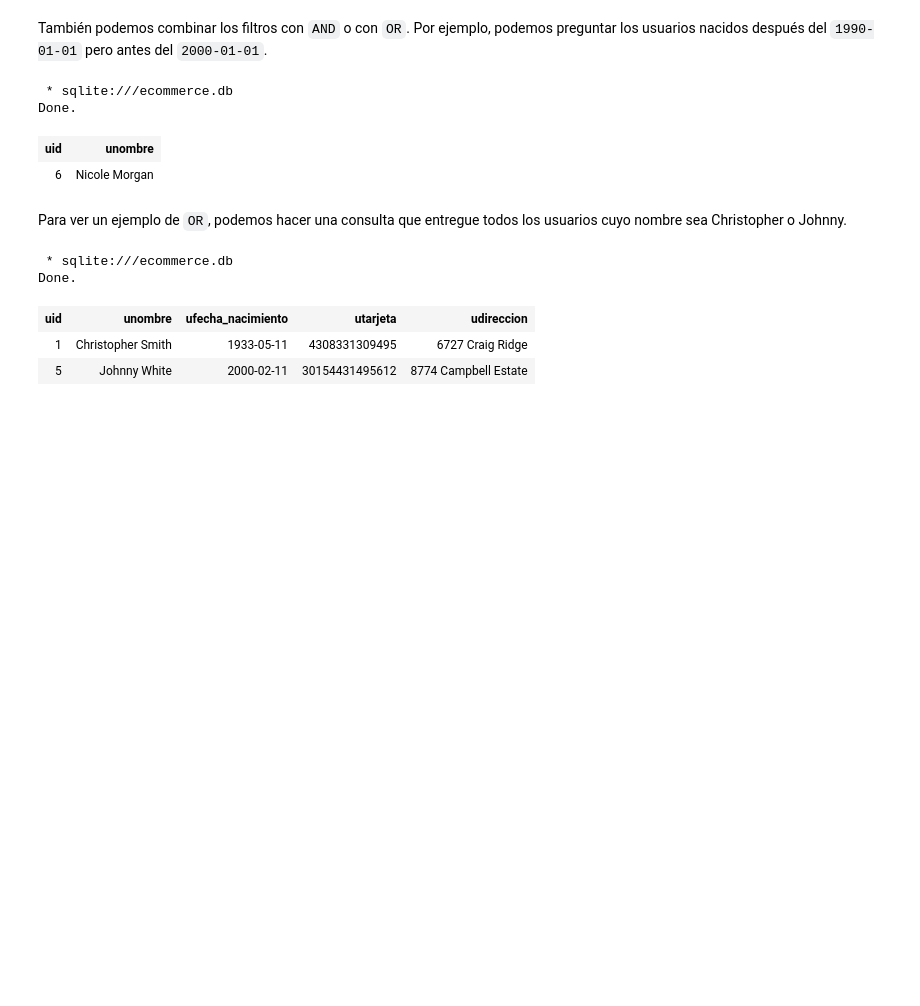
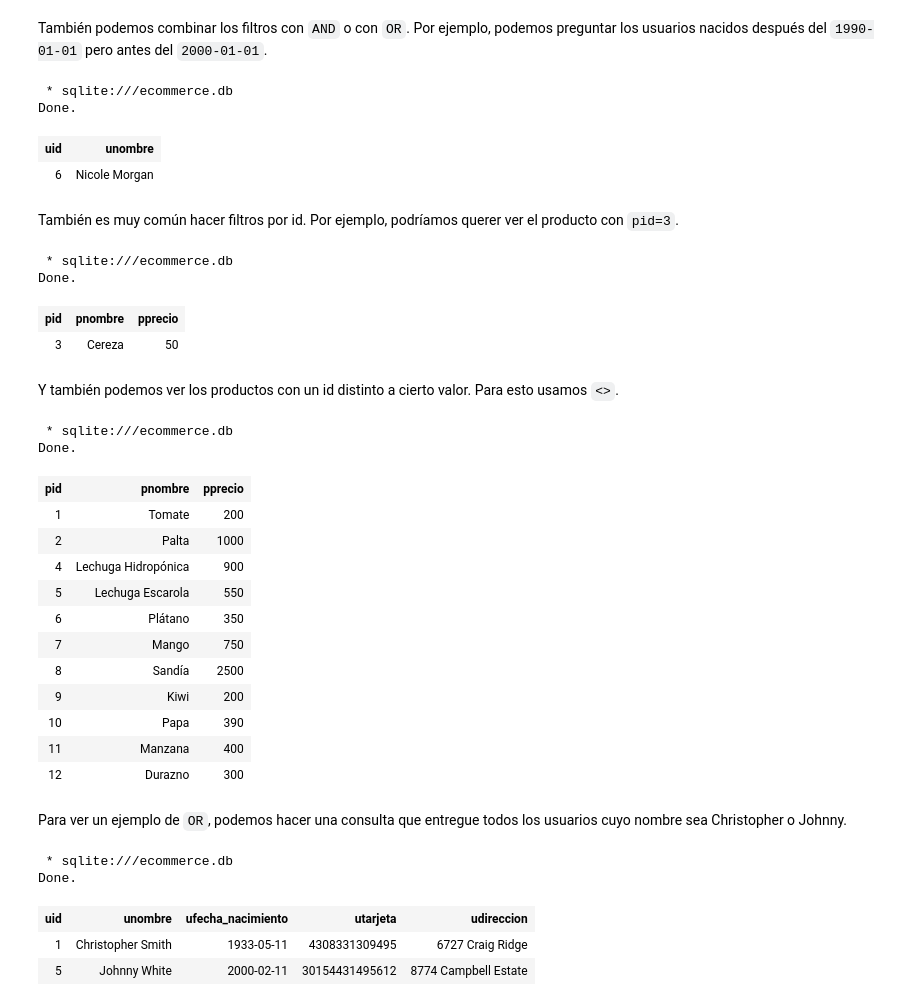
Before and after one commit to alanezz/data-crash-course, a Jupyter notebook: SQL/01 - Introducción a SQL.ipynb, the cells around one changed output. Saved outputs shown, nothing was run; the diff lists cells and outputs as text; code cells hidden in the pictures; blank space fills up the shorter version.

```diff
--- a/SQL/01 - Introducción a SQL.ipynb
+++ b/SQL/01 - Introducción a SQL.ipynb
@@ -375,6 +371,36 @@ SELECT uid, unombre FROM Usuarios WHERE ufecha_nacimiento >= '1990-01-01' AND uf
 Done.
 | uid | unombre |
 | 6 | Nicole Morgan |
+# %% [markdown]
+También es muy común hacer filtros por id. Por ejemplo, podríamos querer ver el producto con `pid=3`.
+# %%
+%%sql
+SELECT * FROM Productos WHERE pid=3;
+# %% [output]
+ * sqlite:///ecommerce.db
+Done.
+| pid | pnombre | pprecio |
+| 3 | Cereza | 50 |
+# %% [markdown]
+Y también podemos ver los productos con un id distinto a cierto valor. Para esto usamos `<>`.
+# %%
+%%sql
+SELECT * FROM Productos WHERE pid<>3;
+# %% [output]
+ * sqlite:///ecommerce.db
+Done.
+| pid | pnombre | pprecio |
+| 1 | Tomate | 200 |
+| 2 | Palta | 1000 |
+| 4 | Lechuga Hidropónica | 900 |
+| 5 | Lechuga Escarola | 550 |
+| 6 | Plátano | 350 |
+| 7 | Mango | 750 |
+| 8 | Sandía | 2500 |
+| 9 | Kiwi | 200 |
+| 10 | Papa | 390 |
+| 11 | Manzana | 400 |
+| 12 | Durazno | 300 |
 # %% [markdown]
 Para ver un ejemplo de `OR`, podemos hacer una consulta que entregue todos los usuarios cuyo nombre sea Christopher o Johnny.
 # %%
```
Also changed, not shown: parts of 9 cells of this notebook, 1 other file.
